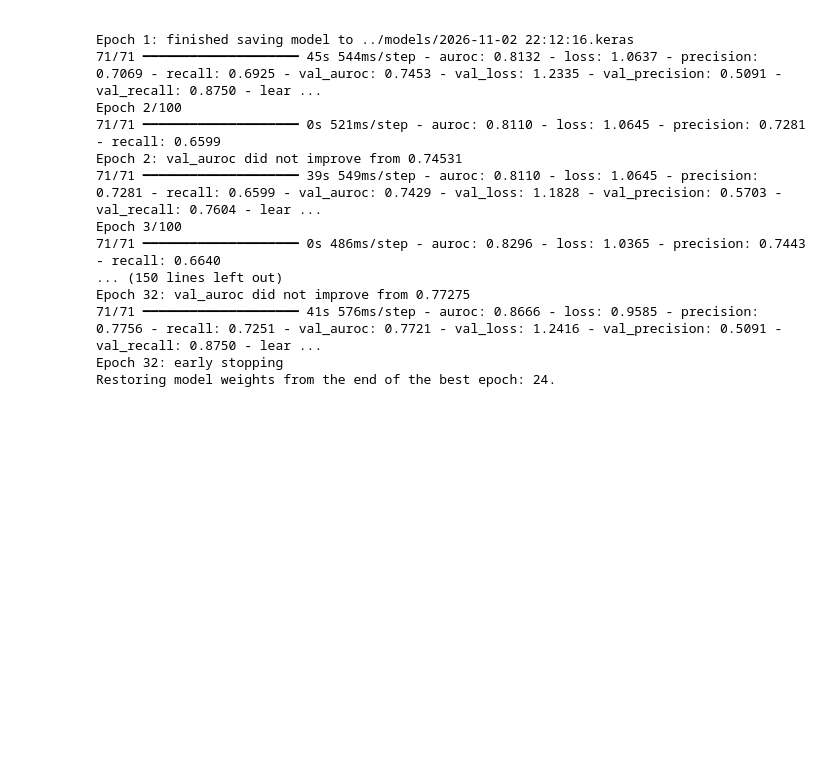
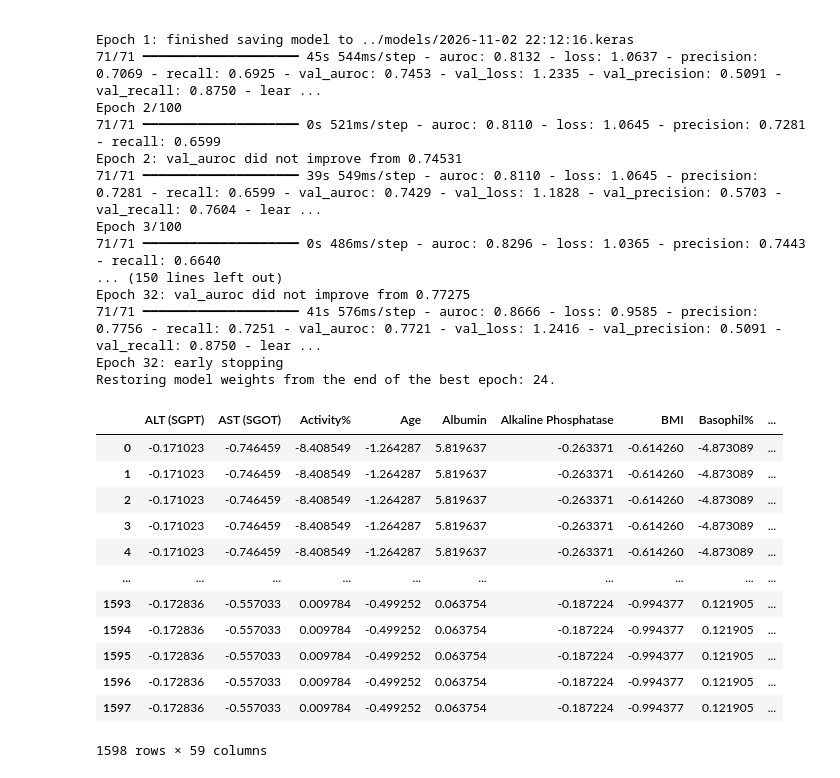
Before and after one commit to nestoram29-uni/INFO-698-Multimodal-AI-Medicine, a Jupyter notebook: src/Advanced_Models.ipynb, the cells around one changed output. Saved outputs shown, nothing was run; the diff lists cells and outputs as text; code cells hidden in the pictures; blank space fills up the shorter version.

Commit message:
Create initial multimodial model & data prep

```diff
--- a/src/Advanced_Models.ipynb
+++ b/src/Advanced_Models.ipynb
@@ -341,3 +341,48 @@ Epoch 32: val_auroc did not improve from 0.77275
 71/71 ━━━━━━━━━━━━━━━━━━━━ 41s 576ms/step - auroc: 0.8666 - loss: 0.9585 - precision: 0.7756 - recall: 0.7251 - val_auroc: 0.7721 - val_loss: 1.2416 - val_precision: 0.5091 - val_recall: 0.8750 - lear ...
 Epoch 32: early stopping
 Restoring model weights from the end of the best epoch: 24.
+# %%
+clinical = pd.read_csv('../data/Demo_data.csv')
+
+X_tab = clinical.drop(columns = ['Steatosis stage', 'Fibroscan S', 'Fibroscan F'])
+
+encoder = OneHotEncoder(drop = 'if_binary', sparse_output = False)
+X_tab[['sex']] = encoder.fit_transform(X_tab[['sex']])
+
+df = pd.merge(image_map, X_tab, on = 'Patient ID')
+
+X = df.drop(columns = ['Patient ID', 'Steatosis stage', 'Fibroscan F'])
+Y = df['Steatosis stage']
+groups = df['Patient ID']
+
+num_cols = X.columns.difference(['sex', 'Img Path'])
+
+scaler = StandardScaler()
+scaler.set_output(transform = 'pandas')
+
+preprocessor = ColumnTransformer(
+    transformers = [
+        ('num ', scaler, num_cols)
+    ],
+    remainder = 'passthrough',
+    verbose_feature_names_out = False,
+)
+preprocessor.set_output(transform = 'pandas')
+
+X = preprocessor.fit_transform(X)
+# %%
+X
+# %% [output]
+|  | ALT (SGPT) | AST (SGOT) | Activity% | Age | Albumin | Alkaline Phosphatase | BMI | Basophil% | ... |
+| 0 | -0.171023 | -0.746459 | -8.408549 | -1.264287 | 5.819637 | -0.263371 | -0.614260 | -4.873089 | ... |
+| 1 | -0.171023 | -0.746459 | -8.408549 | -1.264287 | 5.819637 | -0.263371 | -0.614260 | -4.873089 | ... |
+| 2 | -0.171023 | -0.746459 | -8.408549 | -1.264287 | 5.819637 | -0.263371 | -0.614260 | -4.873089 | ... |
+| 3 | -0.171023 | -0.746459 | -8.408549 | -1.264287 | 5.819637 | -0.263371 | -0.614260 | -4.873089 | ... |
+| 4 | -0.171023 | -0.746459 | -8.408549 | -1.264287 | 5.819637 | -0.263371 | -0.614260 | -4.873089 | ... |
+| ... | ... | ... | ... | ... | ... | ... | ... | ... | ... |
+| 1593 | -0.172836 | -0.557033 | 0.009784 | -0.499252 | 0.063754 | -0.187224 | -0.994377 | 0.121905 | ... |
+| 1594 | -0.172836 | -0.557033 | 0.009784 | -0.499252 | 0.063754 | -0.187224 | -0.994377 | 0.121905 | ... |
+| 1595 | -0.172836 | -0.557033 | 0.009784 | -0.499252 | 0.063754 | -0.187224 | -0.994377 | 0.121905 | ... |
+| 1596 | -0.172836 | -0.557033 | 0.009784 | -0.499252 | 0.063754 | -0.187224 | -0.994377 | 0.121905 | ... |
+| 1597 | -0.172836 | -0.557033 | 0.009784 | -0.499252 | 0.063754 | -0.187224 | -0.994377 | 0.121905 | ... |
+1598 rows × 59 columns
```
Also changed, not shown: parts of 9 cells of this notebook.
